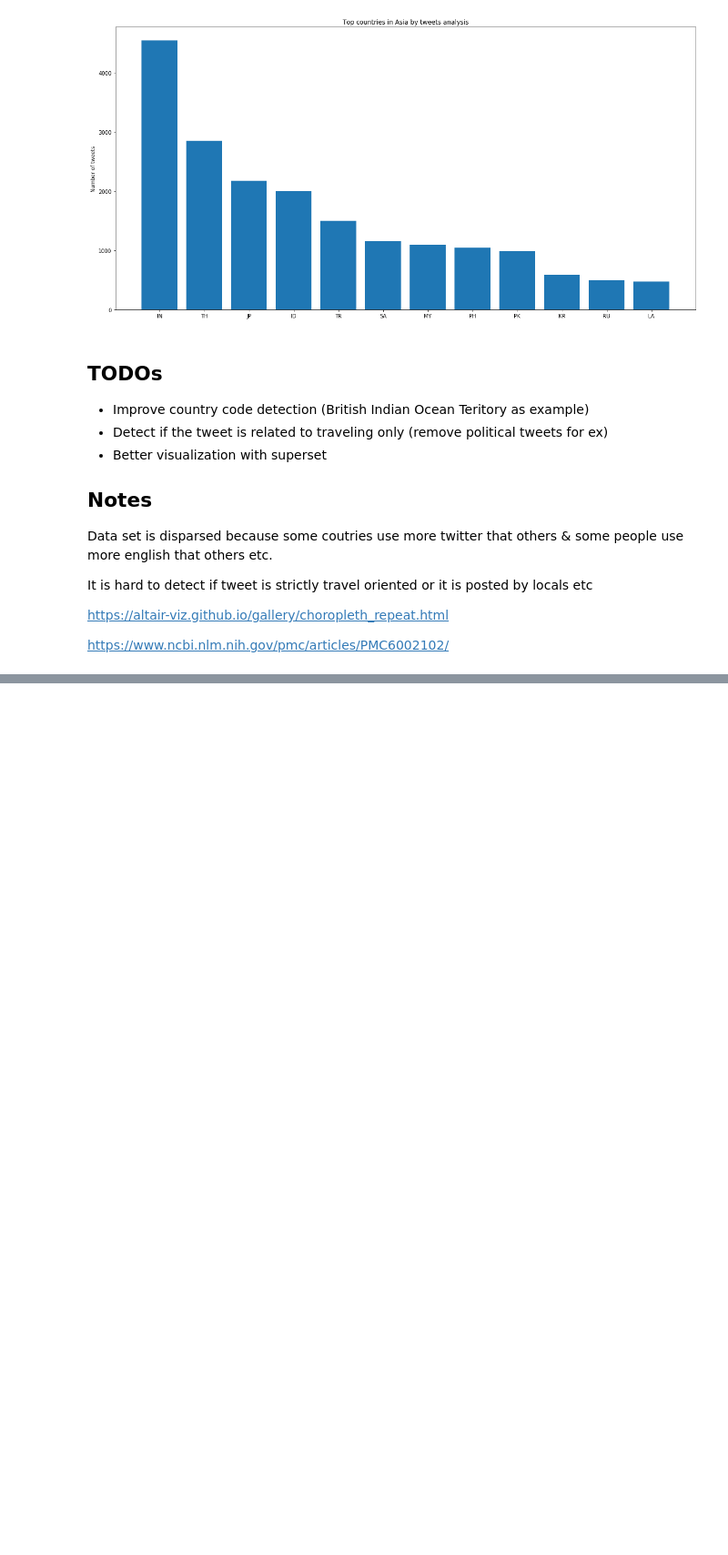
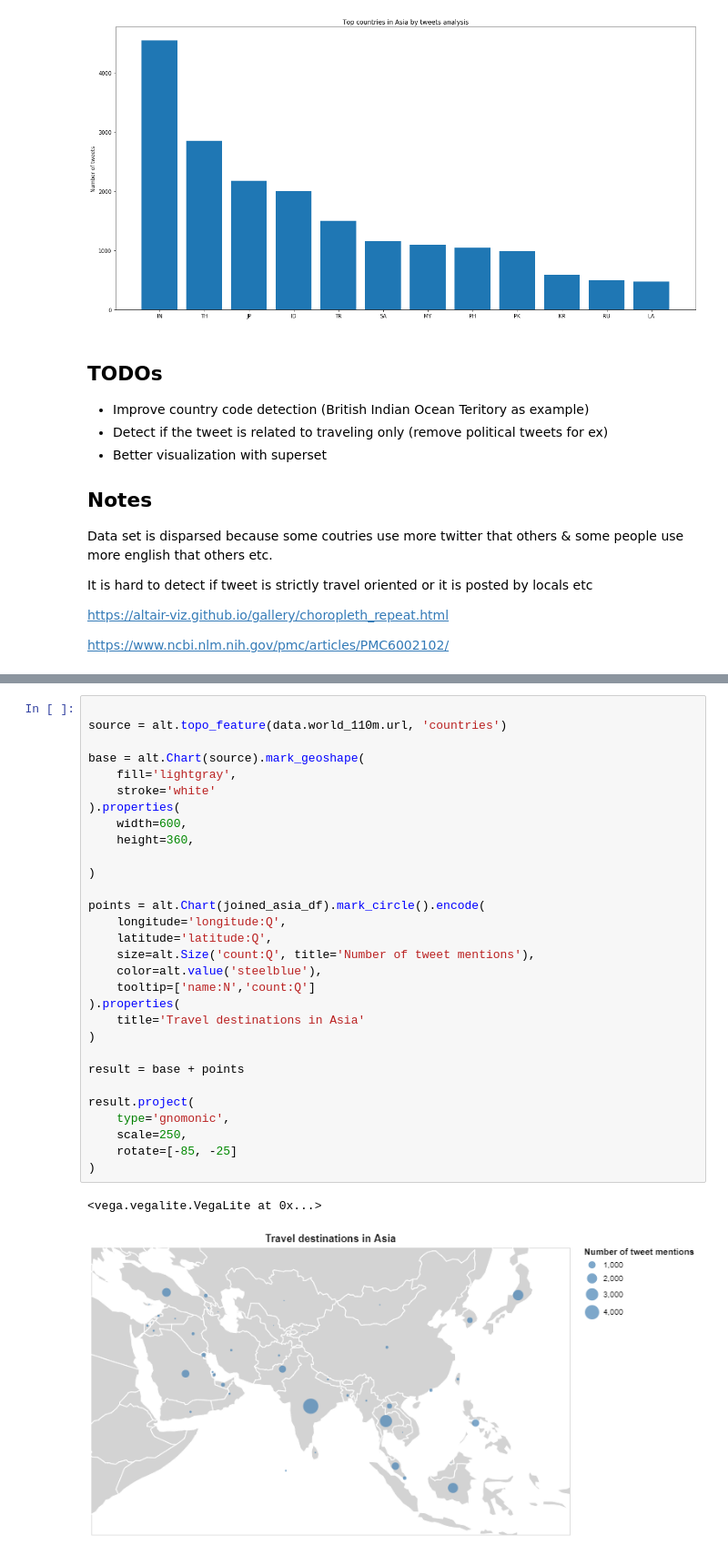
Before and after one commit to vostruk/twitter-feed-analysis, a Jupyter notebook: Twitter location analysis.ipynb, the cells around one changed output, grey strips where cells are left out. Shown: that part at 91% size. Cells and saved outputs as stored; diff of their text form; blank space fills up the shorter version.

Commit message:
adding world maps

```diff
--- a/Twitter location analysis.ipynb
+++ b/Twitter location analysis.ipynb
@@ -304,0 +329,33 @@ base.project(
+# %%
+
+source = alt.topo_feature(data.world_110m.url, 'countries')
+
+base = alt.Chart(source).mark_geoshape(
+    fill='lightgray',
+    stroke='white'
+).properties(
+    width=600,
+    height=360,
+
+)
+
+points = alt.Chart(joined_asia_df).mark_circle().encode(
+    longitude='longitude:Q',
+    latitude='latitude:Q',
+    size=alt.Size('count:Q', title='Number of tweet mentions'),
+    color=alt.value('steelblue'),
+    tooltip=['name:N','count:Q']
+).properties(
+    title='Travel destinations in Asia'
+)
+
+result = base + points
+
+result.project(
+    type='gnomonic',
+    scale=250,
+    rotate=[-85, -25]
+)
+# %% [output]
+<vega.vegalite.VegaLite at 0x...>
+[figure, added]
```
Also changed, not shown: parts of 4 cells of this notebook, 2 other files.
